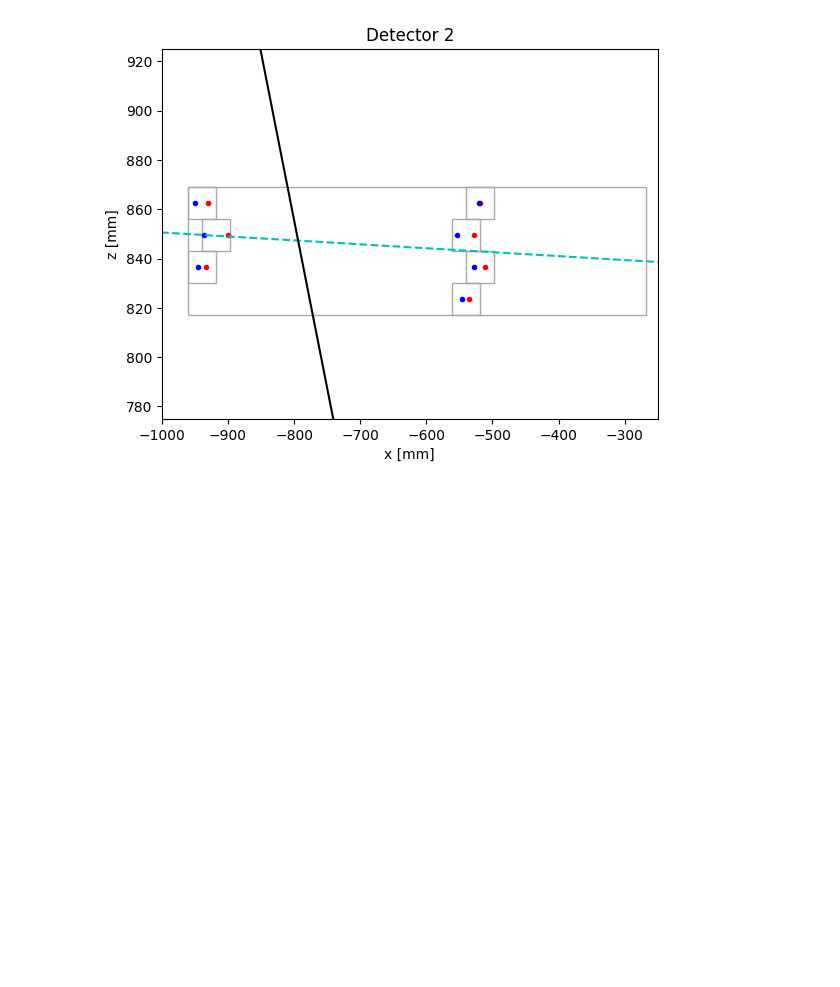
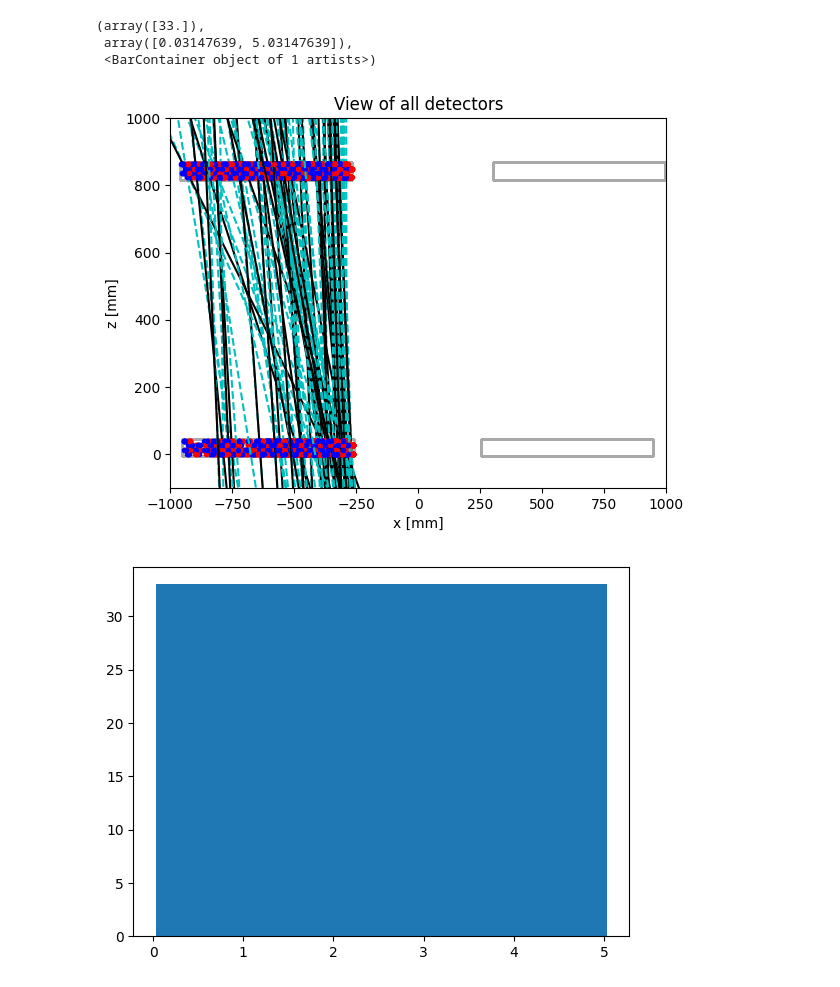
Before and after one commit to amirhrst/racking-muons-with-4-Drift-Tubes-chambers-setup, a Jupyter notebook: main.ipynb, the cells around one changed output. Saved outputs shown, nothing was run; the diff lists cells and outputs as text; code cells hidden in the pictures; blank space fills up the shorter version.

Commit message:
Improved (almost fixed) local and global fits, modified event_plot and logic, added all reading of all the datasets.

```diff
--- a/main.ipynb
+++ b/main.ipynb
@@ -37,7 +41,7 @@ for line in body[:1000]:
     event = pd.DataFrame(hits, columns = column_names, dtype=float).astype({"chamber":"int", "layer":"int"}).drop(labels="time", axis=1)
     data.append(event)
 # %%
-def coords_conv(event: pd.DataFrame) -> tuple[np.ndarray, np.ndarray]:
+def coords_conv(event: pd.DataFrame) -> pd.DataFrame:
     """
     Returns global points in the xz plane from local coordinates, where the points returned
     are in the format (x,z), always given as left_point, right_point.
@@ -56,13 +60,8 @@ def coords_conv(event: pd.DataFrame) -> tuple[np.ndarray, np.ndarray]:
 
     Output:
 
-    `left_points`: numpy.ndarray, shape:(2, N)
-        An ndarray containing the left points in the format [x, z].
-        Note the shape (2, N) in order to get all the x's and z's as vectors
-
-    `right_points`: numpy.ndarray, shape:(2, N)
-        An ndarray containing the right points in the format [x, z].
-        Note the shape (2, N) in order to get all the x's and z's as vectors
+    `event`: pandas.Dataframe
+        the original even with added column x_global_left, x_global_right, z_global
 
     """
 
@@ -75,9 +74,11 @@ def coords_conv(event: pd.DataFrame) -> tuple[np.ndarray, np.ndarray]:
 
     z = global_z_shifts[chamber] + local_z_shifts[layer]
 
-    left_points, right_points = np.stack([x_left_prime, z]), np.stack([x_right_prime, z])
+    event["x_global_left"] = x_left_prime
+    event["x_global_right"] = x_right_prime
+    event["z_global"] = z
 
-    return left_points, right_points
+    return event
 
 
 
@@ -104,20 +105,7 @@ def cells_conv(event: pd.DataFrame) -> np.ndarray:
         Note the shape (N, 2) in order to iterate through the different N centers.
 
     """
-
-    # Adding XCELL/2 at the end is due to the centers being at the center of the cells (redundant word joke), meaning that we take the floor
-    # function of the coordinate -> Near zero -> The center is at XCELL/2.
-    # We subtract the mod2/2 INSIDE the floor to get the correct corrisponding layer, we THEN shift the centers by an additional mod2/2 to
-    # actually get the correct center. For example:
-
-    # A point is at 0.8*XCELL in layer 2 -> Belongs to the 0th cell but shifted by half to the right (local coords)
-    # A point is at 0.8*XCELL in layer 1 -> Belongs to the 0th cell
-    # A point is at 0.3*XCELL in layer 2 -> Belongs to the -1th cell shifted by half to the right (local coords)
-    # Notice the last example is actually illegal in physical reality, and shouldn't exist in the data (no half-cells can be made).
-
-    #Modular arithmetic is borderline magic
-
-    centers = np.floor((event["x_left"]/XCELL) - (np.mod(event["layer"]-1, 2)/2))*XCELL + XCELL*(1/2 + np.mod(event["layer"]-1, 2)/2)
+    centers = (event["x_left"] + event["x_right"])/2
 
     chamber = event["chamber"]
     layer = event["layer"] - 1
@@ -283,18 +302,29 @@ def fits(event_modified: pd.DataFrame, ax: matplotlib.axes.Axes, global_fit_flag
 # %%
 fig, ax = plt.subplots()
 detectors_to_fit = (2,3)
 data_filtered = []
+angle_diffs = []
 
 #Filter data points and get only hits from the couple (2,3) or (0,1)
 for point in data:
     single = point[(point["chamber"] == detectors_to_fit[0]) | (point["chamber"] == detectors_to_fit[1])]
     data_filtered.append(single)
 
+
 #Take single event from filtered ones
-event = data_filtered[16]
+for event in data_filtered:
+    event_modified = event_plot(event, ax, 4, zoom=True)
+    angle_diff = fits(event_modified, ax, global_flag=True)
+    angle_diffs.append(angle_diff)
 
-event_modified = event_plot(event, ax, 2)
-fits(event_modified, ax, global_fit_flag=True)
+plt.figure(2)
+angle_diffs = np.array(angle_diffs)
+angle_diffs_filtered = angle_diffs[angle_diffs!=0]
+plt.hist(angle_diffs_filtered, bins=np.arange(start=np.min(angle_diffs_filtered), stop=np.max(angle_diffs_filtered), step=5))
 # %% [output]
+(array([33.]),
+ array([0.03147639, 5.03147639]),
+ <BarContainer object of 1 artists>)
-[figure, old version]
+[figure, new version]
+[figure, added]
 # %%
```
Also changed, not shown: parts of 5 cells of this notebook.
